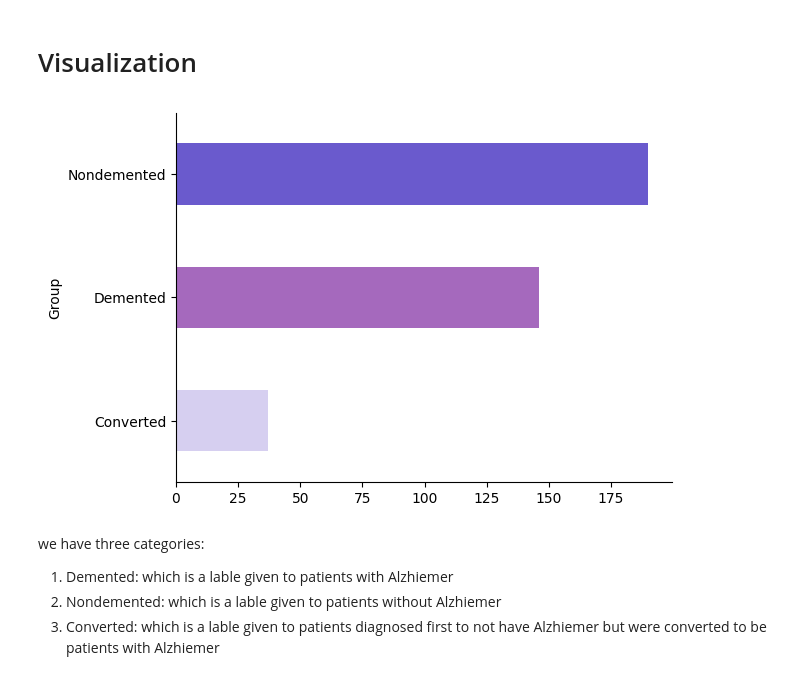
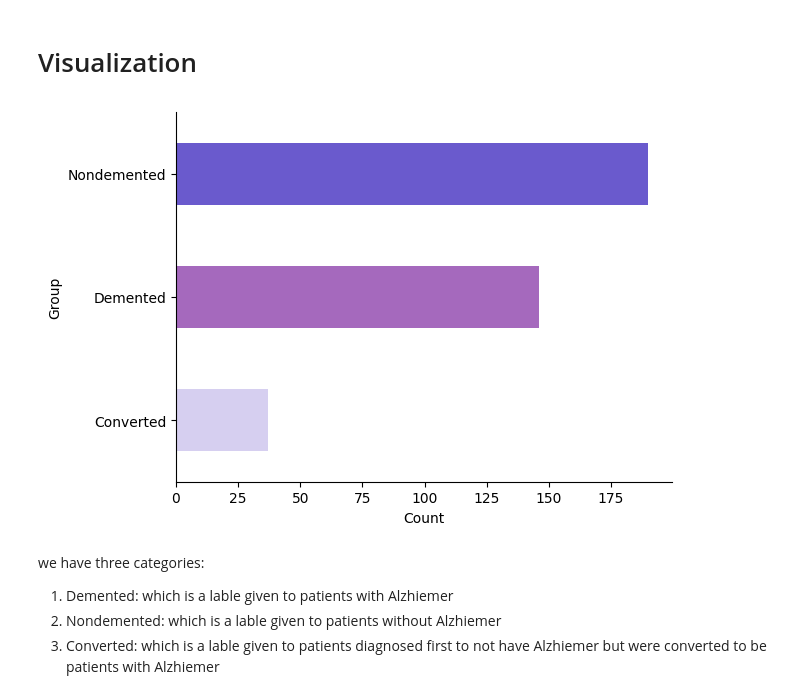
Before and after one commit to 442203479/SE-proj, a Jupyter notebook: AlzheimerPredictor.ipynb, the cells around one changed output. Cells and saved outputs as stored; diff of their text form; code cells hidden in the pictures.

```diff
--- a/AlzheimerPredictor.ipynb
+++ b/AlzheimerPredictor.ipynb
@@ -96,21 +96,24 @@ dataframe.describe()
 # %%
 # @title Group
 
 # Set the light, medium, and dark purple colors
 light_purple = '#D6CFF0'
 medium_purple = '#A569BD'
 dark_purple = '#6A5ACD'
 
 # Groupby and plot the dataframe
 dataframe.groupby('Group').size().plot(kind='barh', color=[light_purple, medium_purple, dark_purple])
 
+plt.xlabel('Count')  # Label for the x-axis
+plt.ylabel('Group')  # Label for the y-axis
+
 # Remove the top and right spines
 plt.gca().spines[['top', 'right']].set_visible(False)
 
 # Display the plot
 plt.show()
 # %% [output]
-[figure, old version]
+[figure, new version]
 # %% [markdown]
 we have three categories:
 1. Demented:
```
Also changed, not shown: parts of 31 cells of this notebook.
